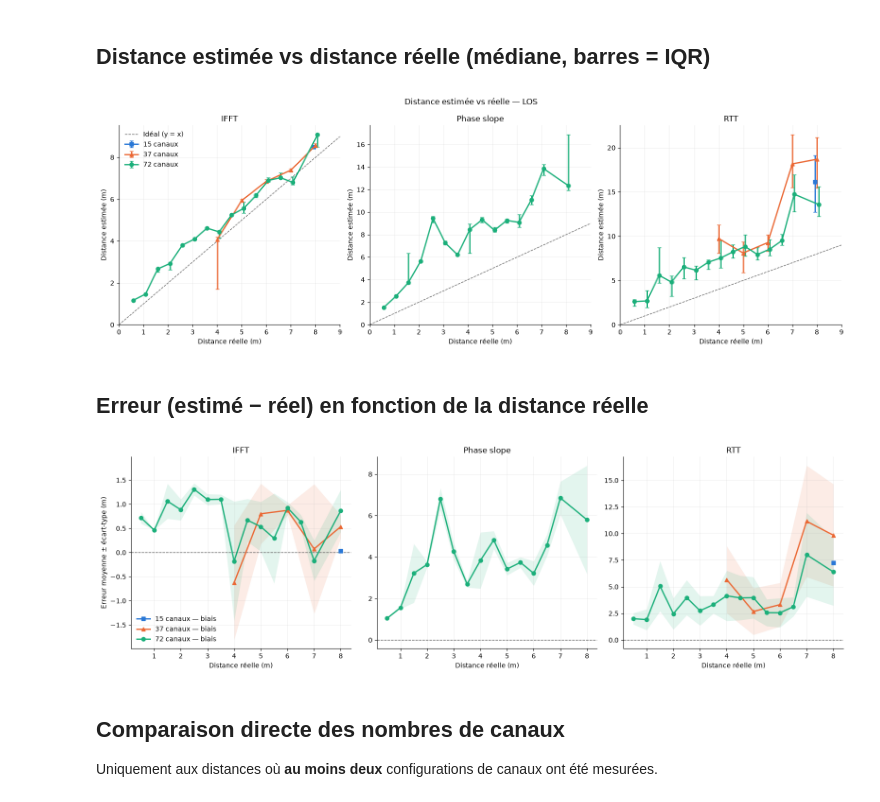
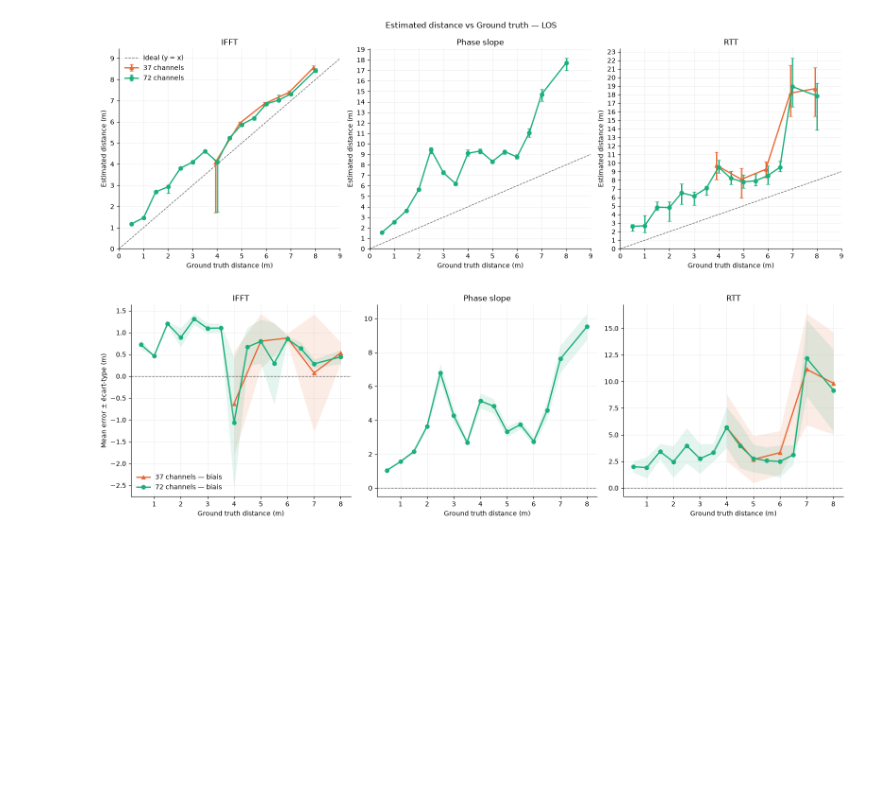
Before and after one commit to twatteyne/channelsounding, a Jupyter notebook: nrfconnect-sample/ras_initiator/scripts/data-exploration.ipynb, the cells around one changed output. Cells and saved outputs as stored; diff of their text form; code cells hidden in the pictures; blank space fills up the shorter version.

Commit message:
chore: update data exploration notebook and export aggregated procedures CSV
Co-Authored-By: Claude Opus 5.5 <noreply@anthropic.com>

```diff
--- a/nrfconnect-sample/ras_initiator/scripts/data-exploration.ipynb
+++ b/nrfconnect-sample/ras_initiator/scripts/data-exploration.ipynb
@@ -6,7 +6,7 @@ import numpy as np
 import pandas as pd
 import matplotlib.pyplot as plt
 # %%
-DATA_DIR = Path(".")
+DATA_DIR = Path("results")
 DEFAULT_N_CHANNELS = 72
 
 '''
@@ -152,7 +127,7 @@ ONLY_OK_TONES = True
 EXCLUDE_TAGS: set[str] = set()
 DROP_ZERO_PHASE_SLOPE = True
 
-d = long.dropna(subset=["estimated_distance_m"]).copy()
+d = df_global.dropna(subset=["estimated_distance_m"]).copy()
 if ENVIRONMENT:
     d = d[d["environment"] == ENVIRONMENT]
 if EXCLUDE_TAGS:
@@ -163,12 +138,12 @@ if ONLY_OK_TONES:
     d = d[(d["method"] == "RTT") | (d["tone_quality"] == "OK")]
 
 CHANNEL_COUNTS = sorted(d["n_channels"].unique())
-# Palette catégorielle fixe (ordre stable : la couleur suit le nombre de canaux, pas son rang)
-CH_COLORS = {15: "#2a78d6", 37: "#eb6834", 72: "#1baf7a"}
-CH_MARKERS = {15: "s", 37: "^", 72: "o"}
+
+CH_COLORS = { 37: "#eb6834", 72: "#1baf7a"}
+CH_MARKERS = { 37: "^", 72: "o"}
 METHOD_ORDER = list(METHODS.values())
 
-print("Canaux présents :", CHANNEL_COUNTS)
+print(f"Channels count : {CHANNEL_COUNTS}")
 pd.crosstab(d["true_distance_m"], d["n_channels"], values=d["session"], aggfunc="nunique").fillna(0).astype(int).rename_axis(
-    index="distance réelle (m)", columns="nb canaux (sessions)")
+    index="Ground truth distance (m)", columns="channel count")
 # %% [output]
@@ -212,8 +185,7 @@ stats = (
     .reset_index()
 )
 
-# Taux de procédures exploitables (avant filtrage NaN / qualité)
-base = long if not ENVIRONMENT else long[long["environment"] == ENVIRONMENT]
+base = df_global if not ENVIRONMENT else df_global[df_global["environment"] == ENVIRONMENT]
 ok = base["estimated_distance_m"].notna() & ((base["method"] == "RTT") | (base["tone_quality"] == "OK") | (not ONLY_OK_TONES))
 if DROP_ZERO_PHASE_SLOPE:
     ok &= ~((base["method"] == "Phase slope") & (base["estimated_distance_m"] == 0))
@@ -221,7 +193,6 @@ valid = base.assign(valid=ok)
 valid_rate = valid.groupby(["method", "n_channels", "true_distance_m"])["valid"].mean().rename("valid_rate").reset_index()
 stats = stats.merge(valid_rate, on=["method", "n_channels", "true_distance_m"], how="left")
 
-stats.to_csv("stats_by_method_channels_distance.csv", index=False)
-stats.round(3)
+stats.round(3).head()
 # %% [output]
 |  | method | n_channels | true_distance_m | n | mean_est_m | median_est_m | q25_est_m | q75_est_m | ... |
@@ -244,56 +204,54 @@ stats.round(3)
-# %% [markdown]
-## Distance estimée vs distance réelle (médiane, barres = IQR)
 # %%
+from matplotlib.ticker import MultipleLocator
+
 fig, axes = plt.subplots(1, len(METHOD_ORDER), figsize=(16, 5.5), sharex=True)
 lim = [0, d["true_distance_m"].max() + 1]
 for ax, method in zip(axes, METHOD_ORDER):
-    ax.plot(lim, lim, color="0.4", ls="--", lw=1, label="Idéal (y = x)")
+    ax.plot(lim, lim, color="0.4", ls="--", lw=1, label="Ideal (y = x)")
     for n_ch in CHANNEL_COUNTS:
         s = stats[(stats["method"] == method) & (stats["n_channels"] == n_ch)].sort_values("true_distance_m")
         if s.empty:
             continue
-        x = s["true_distance_m"] + (CHANNEL_COUNTS.index(n_ch) - 1) * 0.08  # léger décalage pour lisibilité
+        x = s["true_distance_m"] + (CHANNEL_COUNTS.index(n_ch) - 1) * 0.08
         ax.errorbar(
             x, s["median_est_m"],
             yerr=[s["median_est_m"] - s["q25_est_m"], s["q75_est_m"] - s["median_est_m"]],
             color=CH_COLORS.get(n_ch), marker=CH_MARKERS.get(n_ch, "o"), ms=6, lw=2, capsize=3,
-            label=f"{n_ch} canaux",
+            label=f"{n_ch} channels",
         )
     ax.set_title(method)
-    ax.set_xlabel("Distance réelle (m)")
+    ax.set_xlabel("Ground truth distance (m)")
     ax.set_xlim(lim); ax.set_ylim(bottom=0)
+
+    ax.yaxis.set_major_locator(MultipleLocator(1))
+
     ax.grid(alpha=0.3); ax.spines[["top", "right"]].set_visible(False)
-for ax in axes: ax.set_ylabel("Distance estimée (m)")
+
+for ax in axes: ax.set_ylabel("Estimated distance (m)")
 axes[0].legend(frameon=False)
-fig.suptitle(f"Distance estimée vs réelle — {ENVIRONMENT or 'tous environnements'}")
+fig.suptitle(f"Estimated distance vs Ground truth — {ENVIRONMENT or 'All environments'}")
 fig.tight_layout()
 plt.show()
 # %% [output]
-[figure, old version]
+[figure, new version]
-# %% [markdown]
-## Erreur (estimé − réel) en fonction de la distance réelle
 # %%
 fig, axes = plt.subplots(1, len(METHOD_ORDER), figsize=(16, 5), sharex=True)
 for ax, method in zip(axes, METHOD_ORDER):
     ax.axhline(0, color="0.4", ls="--", lw=1)
     for n_ch in CHANNEL_COUNTS:
         s = stats[(stats["method"] == method) & (stats["n_channels"] == n_ch)].sort_values("true_distance_m")
         if s.empty:
             continue
         ax.plot(s["true_distance_m"], s["bias_m"], color=CH_COLORS.get(n_ch), marker=CH_MARKERS.get(n_ch, "o"),
-                ms=6, lw=2, label=f"{n_ch} canaux — biais")
+                ms=6, lw=2, label=f"{n_ch} channels — biais")
         ax.fill_between(s["true_distance_m"], s["bias_m"] - s["std_m"], s["bias_m"] + s["std_m"],
                         color=CH_COLORS.get(n_ch), alpha=0.12, lw=0)
     ax.set_title(method)
-    ax.set_xlabel("Distance réelle (m)")
+    ax.set_xlabel("Ground truth distance (m)")
     ax.grid(alpha=0.3); ax.spines[["top", "right"]].set_visible(False)
-axes[0].set_ylabel("Erreur moyenne ± écart-type (m)")
+axes[0].set_ylabel("Mean error ± écart-type (m)")
 axes[0].legend(frameon=False)
 fig.tight_layout()
 plt.show()
 # %% [output]
-[figure, old version]
+[figure, new version]
-# %% [markdown]
-## Comparaison directe des nombres de canaux
-
-Uniquement aux distances où **au moins deux** configurations de canaux ont été mesurées.
```
Also changed, not shown: parts of 13 cells of this notebook, 1 other file.
